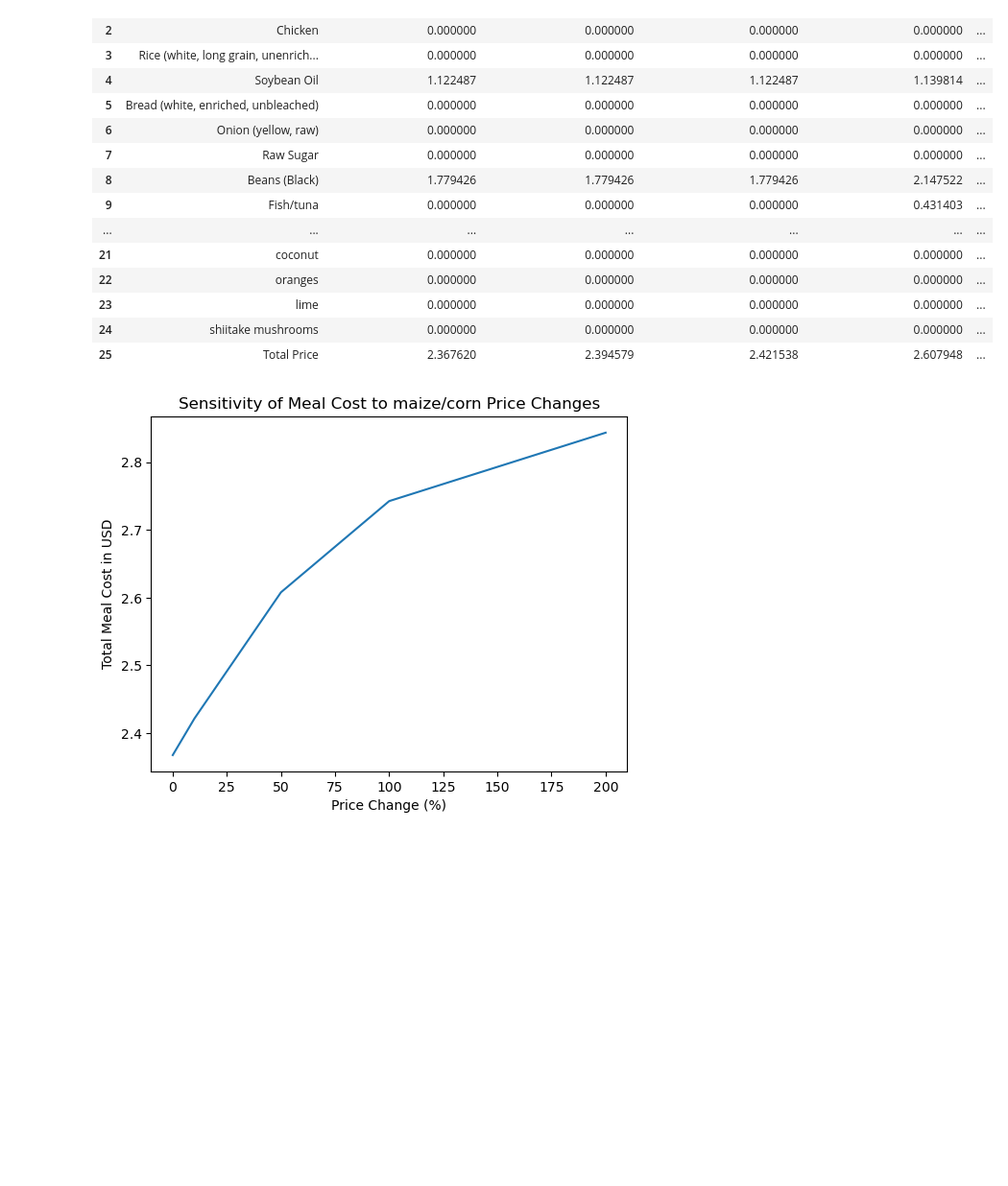
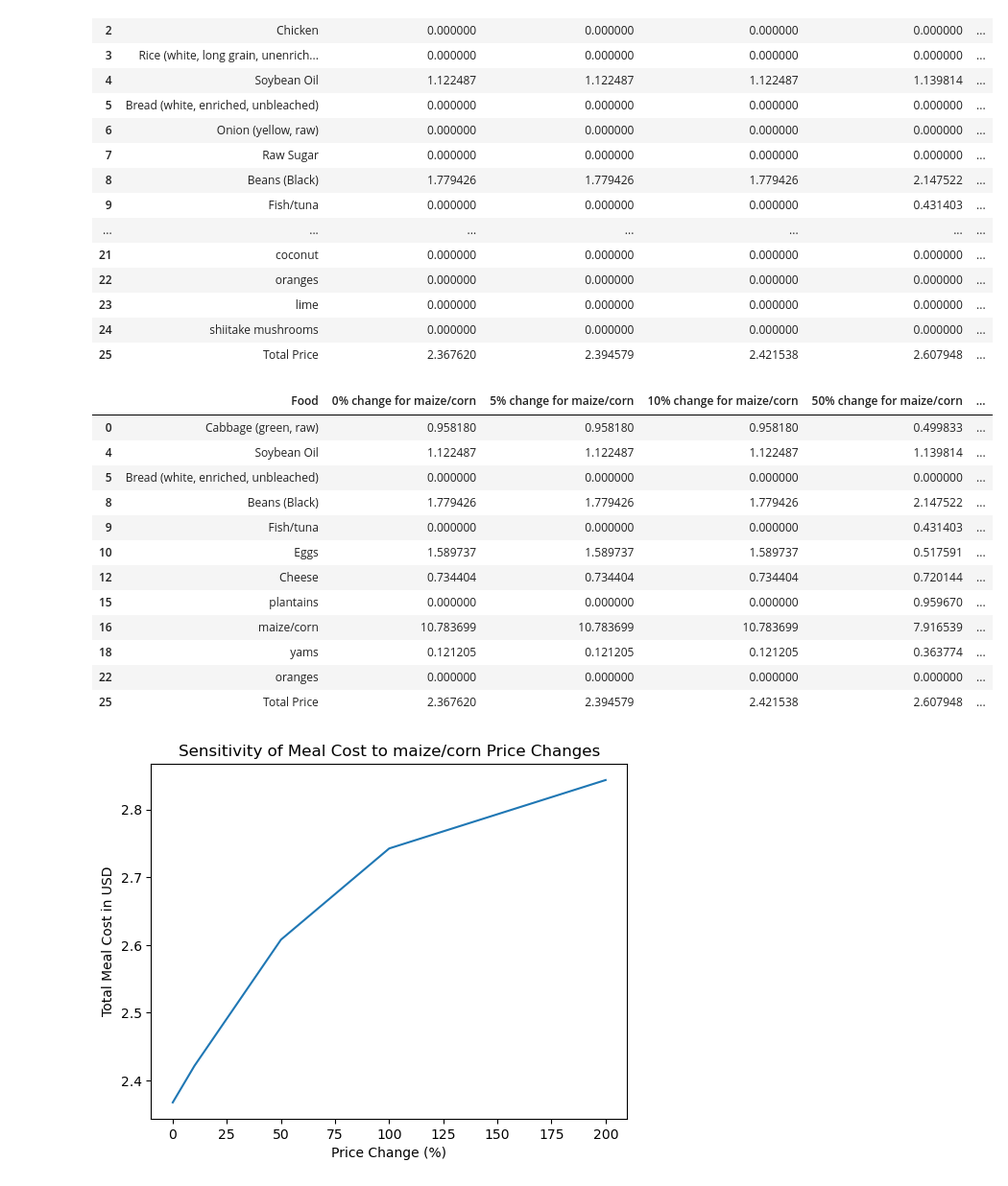
Before and after one commit to leannabaltonado/Harriette-Chick, a Jupyter notebook: Final_Code.ipynb, the cells around one changed output. Shown at 96% size. Drawn from its saved outputs; the diff is of its cells as text; code cells hidden in the pictures; blank space fills up the shorter version.

```diff
--- a/Final_Code.ipynb
+++ b/Final_Code.ipynb
@@ -534,6 +534,24 @@ maize_corn_sensitivity
 | 23 | lime | 0.000000 | 0.000000 | 0.000000 | 0.000000 | ... |
 | 24 | shiitake mushrooms | 0.000000 | 0.000000 | 0.000000 | 0.000000 | ... |
 | 25 | Total Price | 2.367620 | 2.394579 | 2.421538 | 2.607948 | ... |
+# %%
+# Filtered maize/corn sensitivity
+filtered_maize_corn_sensitivity = maize_corn_sensitivity[(maize_corn_sensitivity.iloc[:, 1:] != 0).any(axis=1)]
+filtered_maize_corn_sensitivity
+# %% [output]
+|  | Food | 0% change for maize/corn | 5% change for maize/corn | 10% change for maize/corn | 50% change for maize/corn | ... |
+| 0 | Cabbage (green, raw) | 0.958180 | 0.958180 | 0.958180 | 0.499833 | ... |
+| 4 | Soybean Oil | 1.122487 | 1.122487 | 1.122487 | 1.139814 | ... |
+| 5 | Bread (white, enriched, unbleached) | 0.000000 | 0.000000 | 0.000000 | 0.000000 | ... |
+| 8 | Beans (Black) | 1.779426 | 1.779426 | 1.779426 | 2.147522 | ... |
+| 9 | Fish/tuna | 0.000000 | 0.000000 | 0.000000 | 0.431403 | ... |
+| 10 | Eggs | 1.589737 | 1.589737 | 1.589737 | 0.517591 | ... |
+| 12 | Cheese | 0.734404 | 0.734404 | 0.734404 | 0.720144 | ... |
+| 15 | plantains | 0.000000 | 0.000000 | 0.000000 | 0.959670 | ... |
+| 16 | maize/corn | 10.783699 | 10.783699 | 10.783699 | 7.916539 | ... |
+| 18 | yams | 0.121205 | 0.121205 | 0.121205 | 0.363774 | ... |
+| 22 | oranges | 0.000000 | 0.000000 | 0.000000 | 0.000000 | ... |
+| 25 | Total Price | 2.367620 | 2.394579 | 2.421538 | 2.607948 | ... |
 # %%
 # [C] Visualization
 
```
